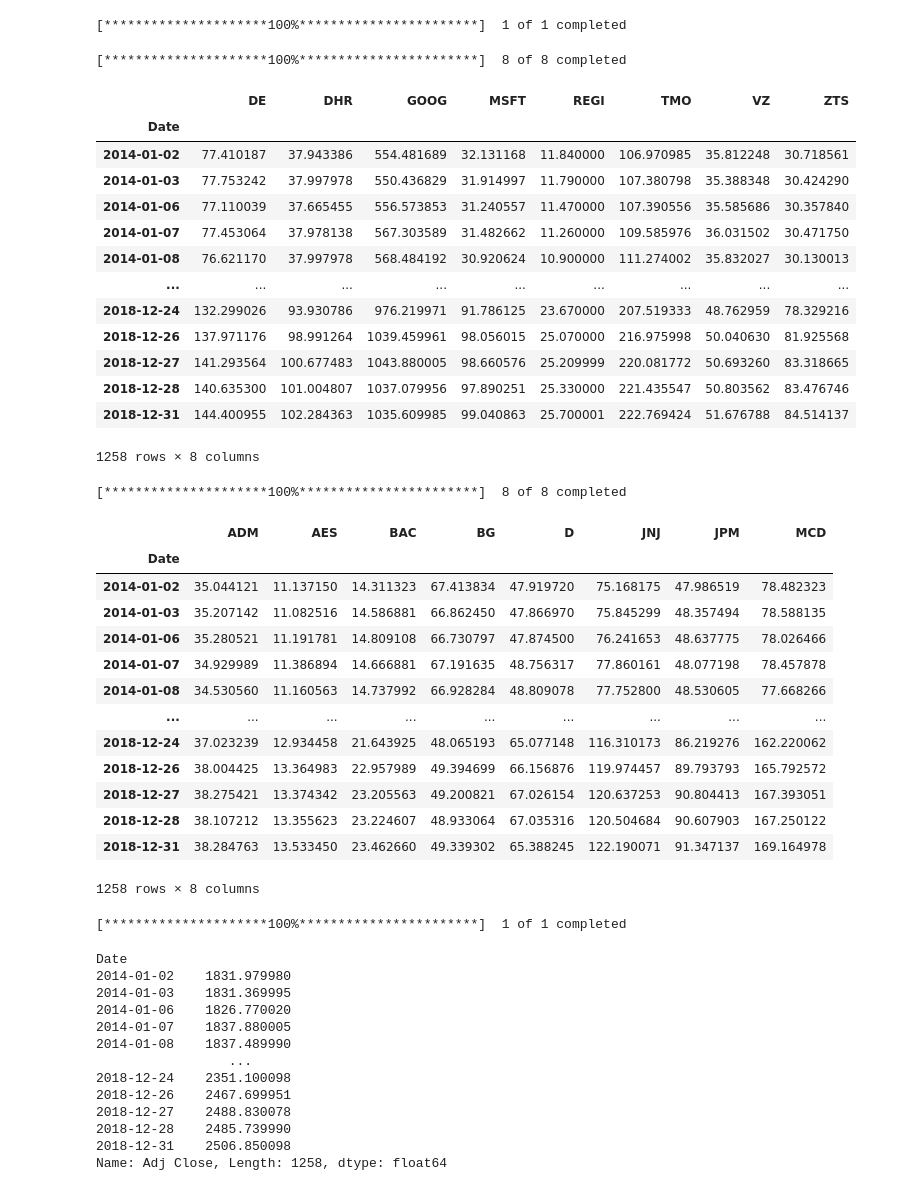
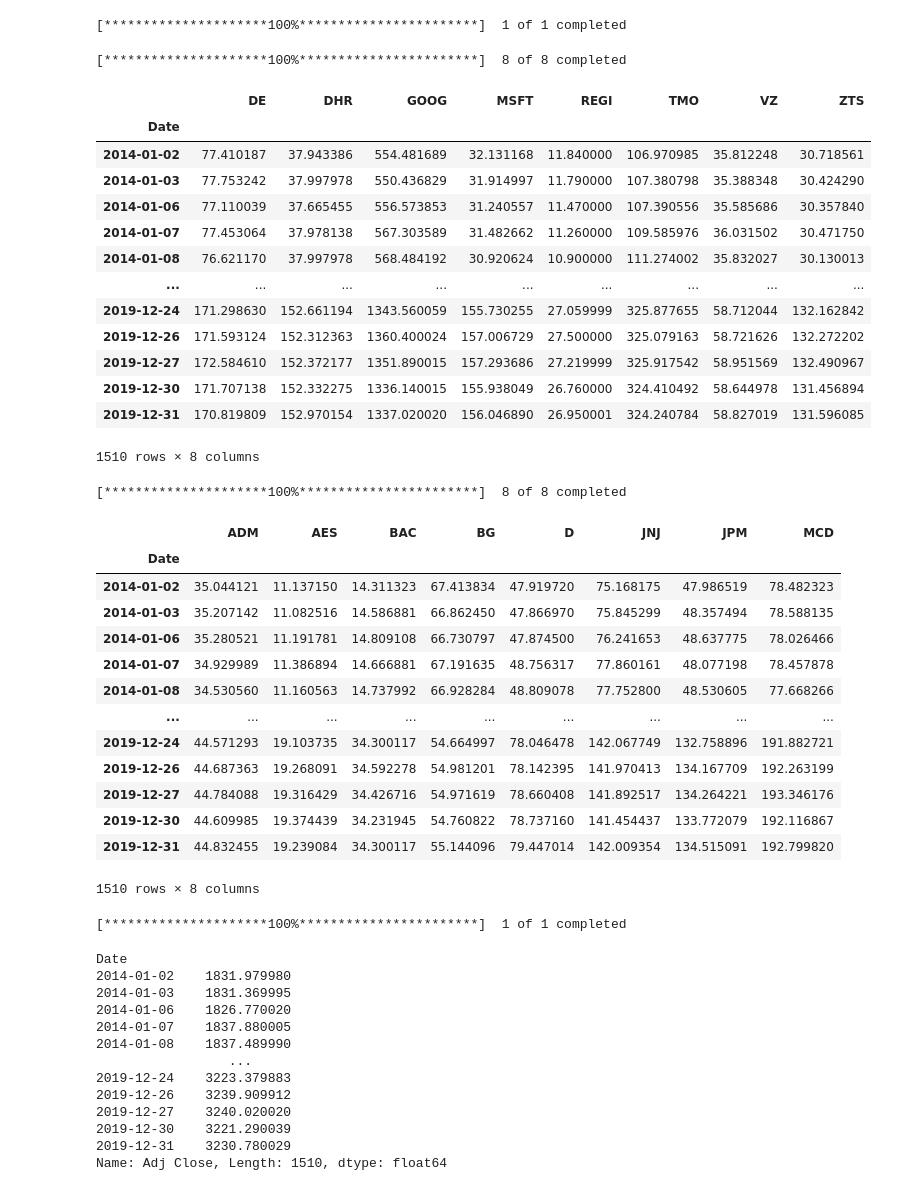
Before and after one commit to ZoziLaMalice/5A, a Jupyter notebook: Quantitative Finance/ESSAY 4/Data_Download.ipynb, the cells around one changed output. Saved outputs shown, nothing was run; the diff lists cells and outputs as text; code cells hidden in the pictures.

```diff
--- a/Quantitative Finance/ESSAY 4/Data_Download.ipynb
+++ b/Quantitative Finance/ESSAY 4/Data_Download.ipynb
@@ -106,33 +106,33 @@ oil['Adj Close'].to_csv('data/oil.csv')
 # %%
 green_portfolio = yf.download(
         tickers = ['TMO', 'DHR', 'VZ', 'DE', 'MSFT', 'ZTS', 'GOOG', 'REGI'],
         start="2014-01-02",
-        end='2019-01-01'
+        end='2020-01-01'
     )['Adj Close']
 green_portfolio
 # %% [output]
 [*********************100%***********************]  8 of 8 completed
 |  | DE | DHR | GOOG | MSFT | REGI | TMO | VZ | ZTS |
 | Date |  |  |  |  |  |  |  |  |
 | 2014-01-02 | 77.410187 | 37.943386 | 554.481689 | 32.131168 | 11.840000 | 106.970985 | 35.812248 | 30.718561 |
 | 2014-01-03 | 77.753242 | 37.997978 | 550.436829 | 31.914997 | 11.790000 | 107.380798 | 35.388348 | 30.424290 |
 | 2014-01-06 | 77.110039 | 37.665455 | 556.573853 | 31.240557 | 11.470000 | 107.390556 | 35.585686 | 30.357840 |
 | 2014-01-07 | 77.453064 | 37.978138 | 567.303589 | 31.482662 | 11.260000 | 109.585976 | 36.031502 | 30.471750 |
 | 2014-01-08 | 76.621170 | 37.997978 | 568.484192 | 30.920624 | 10.900000 | 111.274002 | 35.832027 | 30.130013 |
 | ... | ... | ... | ... | ... | ... | ... | ... | ... |
-| 2018-12-24 | 132.299026 | 93.930786 | 976.219971 | 91.786125 | 23.670000 | 207.519333 | 48.762959 | 78.329216 |
-| 2018-12-26 | 137.971176 | 98.991264 | 1039.459961 | 98.056015 | 25.070000 | 216.975998 | 50.040630 | 81.925568 |
-| 2018-12-27 | 141.293564 | 100.677483 | 1043.880005 | 98.660576 | 25.209999 | 220.081772 | 50.693260 | 83.318665 |
-| 2018-12-28 | 140.635300 | 101.004807 | 1037.079956 | 97.890251 | 25.330000 | 221.435547 | 50.803562 | 83.476746 |
-| 2018-12-31 | 144.400955 | 102.284363 | 1035.609985 | 99.040863 | 25.700001 | 222.769424 | 51.676788 | 84.514137 |
+| 2019-12-24 | 171.298630 | 152.661194 | 1343.560059 | 155.730255 | 27.059999 | 325.877655 | 58.712044 | 132.162842 |
+| 2019-12-26 | 171.593124 | 152.312363 | 1360.400024 | 157.006729 | 27.500000 | 325.079163 | 58.721626 | 132.272202 |
+| 2019-12-27 | 172.584610 | 152.372177 | 1351.890015 | 157.293686 | 27.219999 | 325.917542 | 58.951569 | 132.490967 |
+| 2019-12-30 | 171.707138 | 152.332275 | 1336.140015 | 155.938049 | 26.760000 | 324.410492 | 58.644978 | 131.456894 |
+| 2019-12-31 | 170.819809 | 152.970154 | 1337.020020 | 156.046890 | 26.950001 | 324.240784 | 58.827019 | 131.596085 |
-1258 rows × 8 columns
+1510 rows × 8 columns
 # %%
 green_portfolio.to_csv('data/green_portfolio.csv')
 # %%
 bad_portfolio = yf.download(
         tickers = ['D', 'AES', 'ADM', 'BG', 'MCD', 'JNJ', 'JPM', 'BAC'],
         start="2014-01-02",
-        end='2019-01-01'
+        end='2020-01-01'
     )['Adj Close']
 bad_portfolio
 # %% [output]
@@ -145,19 +145,19 @@ bad_portfolio
 | 2014-01-07 | 34.929989 | 11.386894 | 14.666881 | 67.191635 | 48.756317 | 77.860161 | 48.077198 | 78.457878 |
 | 2014-01-08 | 34.530560 | 11.160563 | 14.737992 | 66.928284 | 48.809078 | 77.752800 | 48.530605 | 77.668266 |
 | ... | ... | ... | ... | ... | ... | ... | ... | ... |
-| 2018-12-24 | 37.023239 | 12.934458 | 21.643925 | 48.065193 | 65.077148 | 116.310173 | 86.219276 | 162.220062 |
-| 2018-12-26 | 38.004425 | 13.364983 | 22.957989 | 49.394699 | 66.156876 | 119.974457 | 89.793793 | 165.792572 |
-| 2018-12-27 | 38.275421 | 13.374342 | 23.205563 | 49.200821 | 67.026154 | 120.637253 | 90.804413 | 167.393051 |
-| 2018-12-28 | 38.107212 | 13.355623 | 23.224607 | 48.933064 | 67.035316 | 120.504684 | 90.607903 | 167.250122 |
-| 2018-12-31 | 38.284763 | 13.533450 | 23.462660 | 49.339302 | 65.388245 | 122.190071 | 91.347137 | 169.164978 |
+| 2019-12-24 | 44.571293 | 19.103735 | 34.300117 | 54.664997 | 78.046478 | 142.067749 | 132.758896 | 191.882721 |
+| 2019-12-26 | 44.687363 | 19.268091 | 34.592278 | 54.981201 | 78.142395 | 141.970413 | 134.167709 | 192.263199 |
+| 2019-12-27 | 44.784088 | 19.316429 | 34.426716 | 54.971619 | 78.660408 | 141.892517 | 134.264221 | 193.346176 |
+| 2019-12-30 | 44.609985 | 19.374439 | 34.231945 | 54.760822 | 78.737160 | 141.454437 | 133.772079 | 192.116867 |
+| 2019-12-31 | 44.832455 | 19.239084 | 34.300117 | 55.144096 | 79.447014 | 142.009354 | 134.515091 | 192.799820 |
-1258 rows × 8 columns
+1510 rows × 8 columns
 # %%
 bad_portfolio.to_csv('data/bad_portfolio.csv')
 # %%
 sp500 = yf.download(
         tickers = '^GSPC',
         start="2014-01-02",
-        end='2019-01-01'
+        end='2020-01-01'
     )['Adj Close']
 sp500
 # %% [output]
@@ -169,11 +169,11 @@ Date
 2014-01-07    1837.880005
 2014-01-08    1837.489990
                  ...
-2018-12-24    2351.100098
-2018-12-26    2467.699951
-2018-12-27    2488.830078
-2018-12-28    2485.739990
-2018-12-31    2506.850098
-Name: Adj Close, Length: 1258, dtype: float64
+2019-12-24    3223.379883
+2019-12-26    3239.909912
+2019-12-27    3240.020020
+2019-12-30    3221.290039
+2019-12-31    3230.780029
+Name: Adj Close, Length: 1510, dtype: float64
 # %%
 sp500.to_csv('data/sp500.csv')
```
Also changed, not shown: 3 other files.
